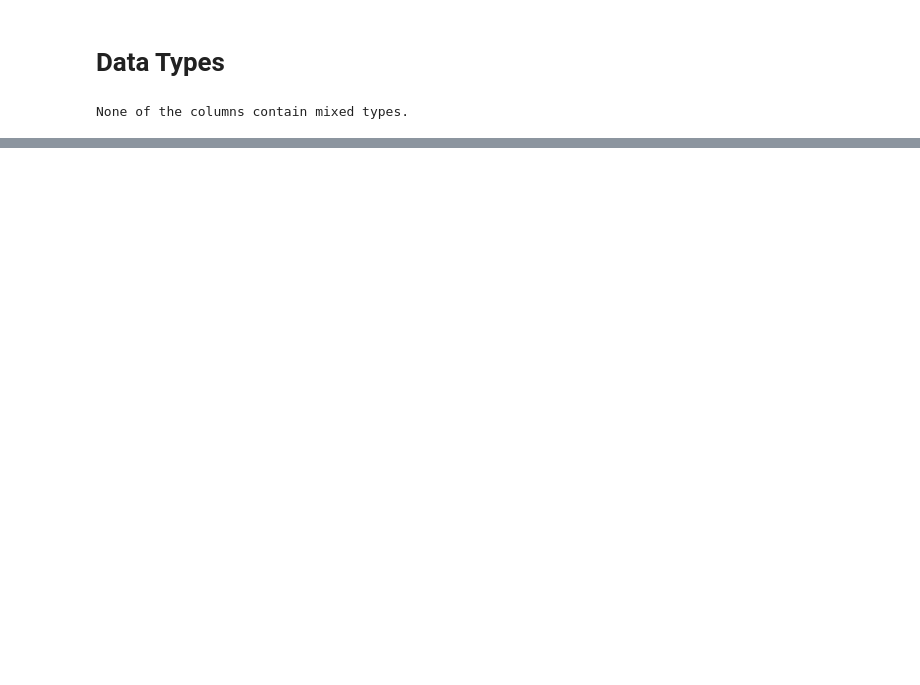
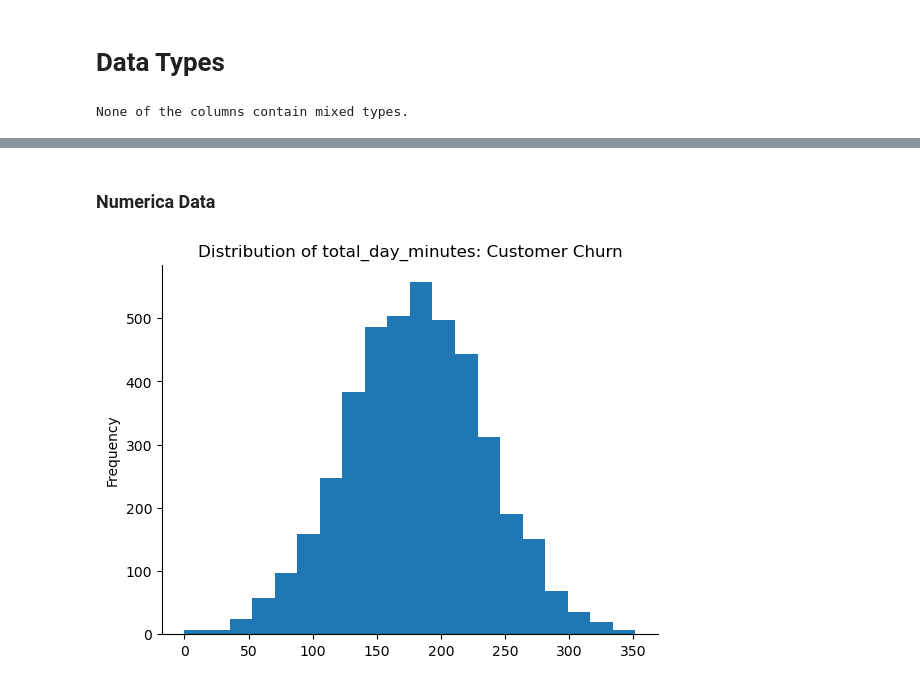
Before and after one commit to YeabsiraTibebu/Customer-Churn-Prediction, a Jupyter notebook: notebook/EDA.ipynb, the cells around one changed output, grey strips where cells are left out. Cells and saved outputs as stored; diff of their text form; code cells hidden in the pictures; blank space fills up the shorter version.

```diff
--- a/notebook/EDA.ipynb
+++ b/notebook/EDA.ipynb
@@ -152,0 +261,10 @@ None of the columns contain mixed types.
+# %% [markdown]
+### Numerica Data
+# %%
+# Numerical data
+# account_length, number_vmail_messages, total_day_minutes, total_day_calls, total_day_charge, total_eve_minutes, total_eve_calls, total_eve_charge, total_night_minutes, total_night_calls, total_night_charge, total_intl_minutes, total_intl_calls, total_intl_charge, number_customer_service_calls
+
+df['total_day_minutes'].plot(kind='hist', bins=20, title='Distribution of total_day_minutes: Customer Churn')
+plt.gca().spines[['top', 'right',]].set_visible(False)
+# %% [output]
+[figure, added]
```
Also changed, not shown: parts of 22 cells of this notebook.
